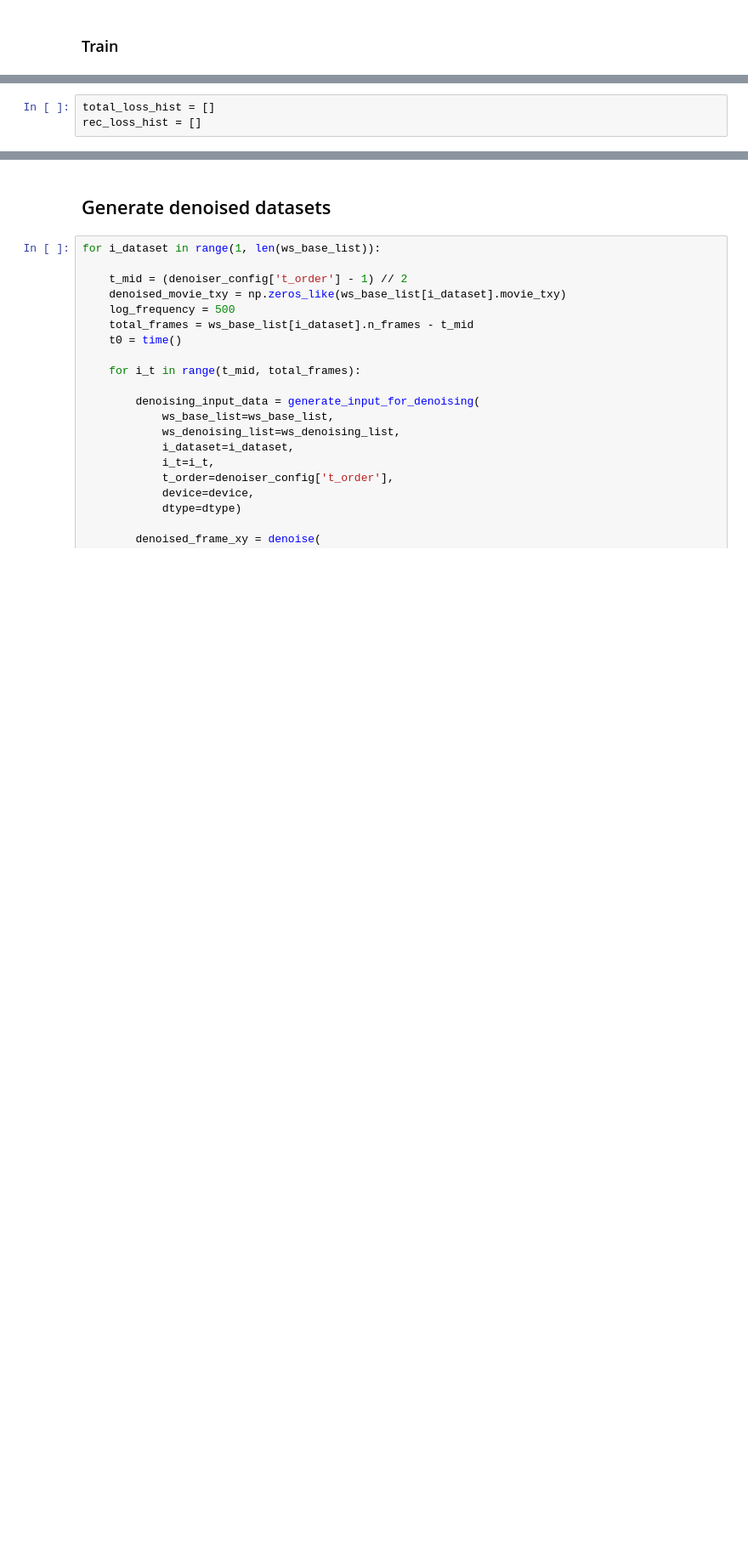
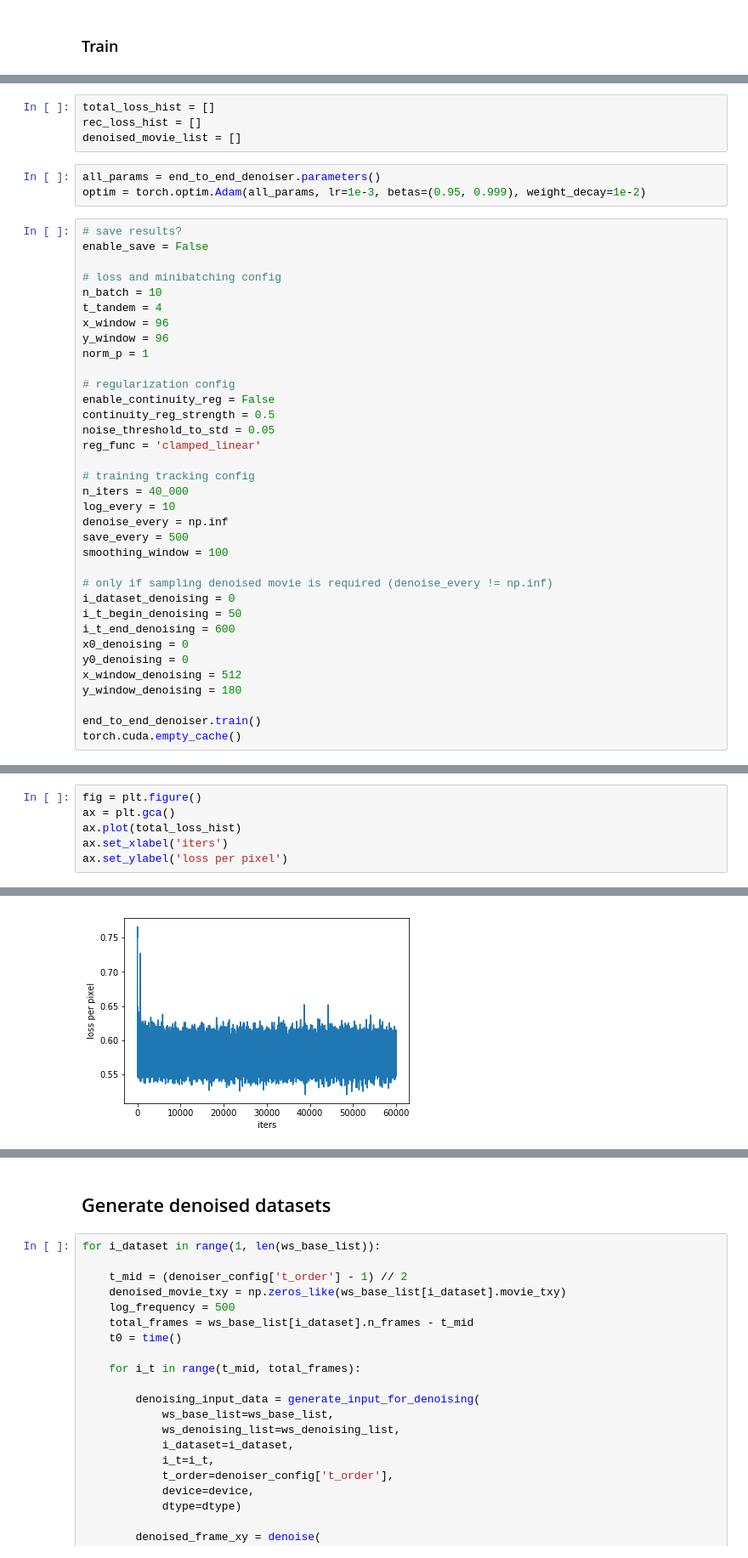
Before and after one commit to cellarium-ai/CellMincer, a Jupyter notebook: notebooks/cellmincer_proto.ipynb, the cells around one changed output, grey strips where cells are left out. Shown at 85% size. Cells and saved outputs as stored; diff of their text form; blank space fills up the shorter version.

```diff
--- a/notebooks/cellmincer_proto.ipynb
+++ b/notebooks/cellmincer_proto.ipynb
@@ -202,4 +261,43 @@ except:
 # %%
 total_loss_hist = []
 rec_loss_hist = []
+denoised_movie_list = []
+# %%
+all_params = end_to_end_denoiser.parameters()
+optim = torch.optim.Adam(all_params, lr=1e-3, betas=(0.95, 0.999), weight_decay=1e-2)
+# %%
+# save results?
+enable_save = False
+
+# loss and minibatching config
+n_batch = 10
+t_tandem = 4
+x_window = 96
+y_window = 96
+norm_p = 1
+
+# regularization config
+enable_continuity_reg = False
+continuity_reg_strength = 0.5
+noise_threshold_to_std = 0.05
+reg_func = 'clamped_linear'
+
+# training tracking config
+n_iters = 40_000
+log_every = 10
+denoise_every = np.inf
+save_every = 500
+smoothing_window = 100
+
+# only if sampling denoised movie is required (denoise_every != np.inf)
+i_dataset_denoising = 0
+i_t_begin_denoising = 50
+i_t_end_denoising = 600
+x0_denoising = 0
+y0_denoising = 0
+x_window_denoising = 512
+y_window_denoising = 180
+
+end_to_end_denoiser.train()
+torch.cuda.empty_cache()
 # %%
@@ -393,0 +376,7 @@ plt.colorbar(im)
+# %%
+fig = plt.figure()
+ax = plt.gca()
+ax.plot(total_loss_hist)
+ax.set_xlabel('iters')
+ax.set_ylabel('loss per pixel')
+# %% [output]
@@ -393,0 +384 @@ plt.colorbar(im)
+[figure, added]
```
Also changed, not shown: parts of 33 cells of this notebook, 3 other files.
